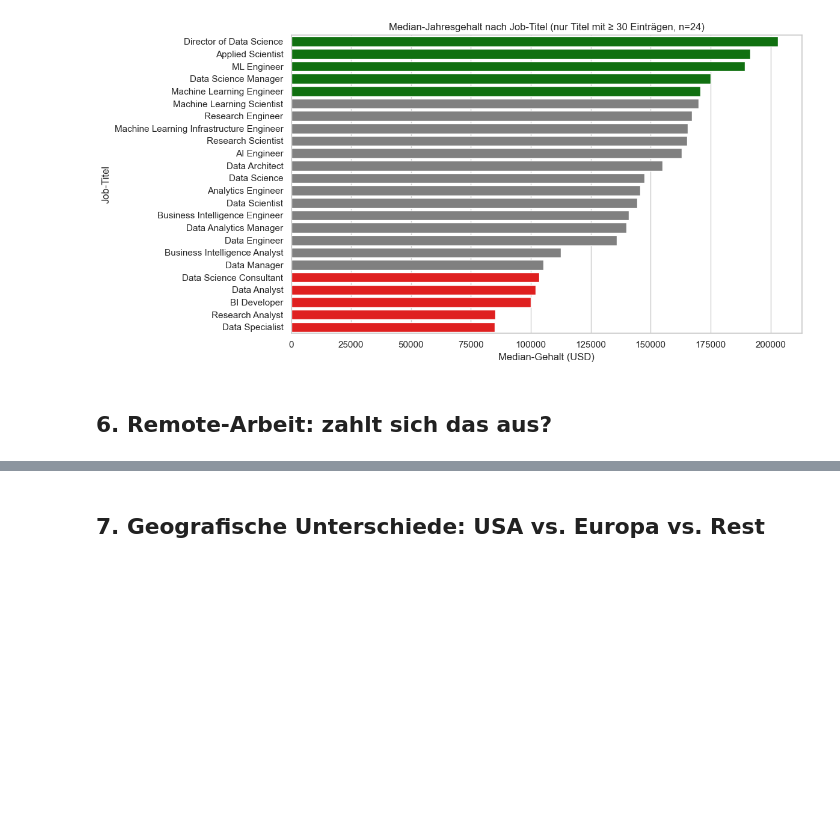
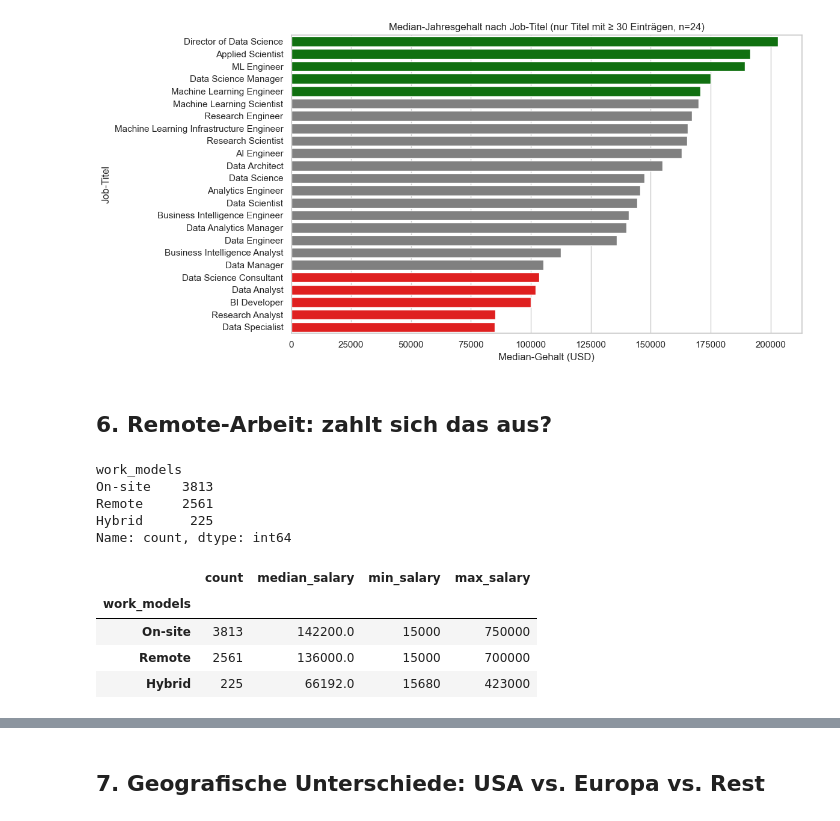
Before and after one commit to soribge/ds-salaries-eda, a Jupyter notebook: notebooks/analysis.ipynb, the cells around one changed output, grey strips where cells are left out. Cells and saved outputs as stored; diff of their text form; code cells hidden in the pictures; blank space fills up the shorter version.

```diff
--- a/notebooks/analysis.ipynb
+++ b/notebooks/analysis.ipynb
@@ -336,3 +335,25 @@ plt.show()
 [figure]
 # %% [markdown]
 ## 6. Remote-Arbeit: zahlt sich das aus?
+# %%
+df["work_models"].value_counts() # absolute Häufigkeiten
+# %% [output]
+work_models
+On-site    3813
+Remote     2561
+Hybrid      225
+Name: count, dtype: int64
+# %%
+df_work_models = (df.groupby("work_models").agg(
+    count = ("work_models","count"),
+    median_salary = ("salary_in_usd","median"),
+    min_salary = ("salary_in_usd","min"),
+    max_salary = ("salary_in_usd","max")
+    )).sort_values(by="median_salary",ascending=False)
+df_work_models
+# %% [output]
+|  | count | median_salary | min_salary | max_salary |
+| work_models |  |  |  |  |
+| On-site | 3813 | 142200.0 | 15000 | 750000 |
+| Remote | 2561 | 136000.0 | 15000 | 700000 |
+| Hybrid | 225 | 66192.0 | 15680 | 423000 |
```
Also changed, not shown: parts of 11 cells of this notebook.
